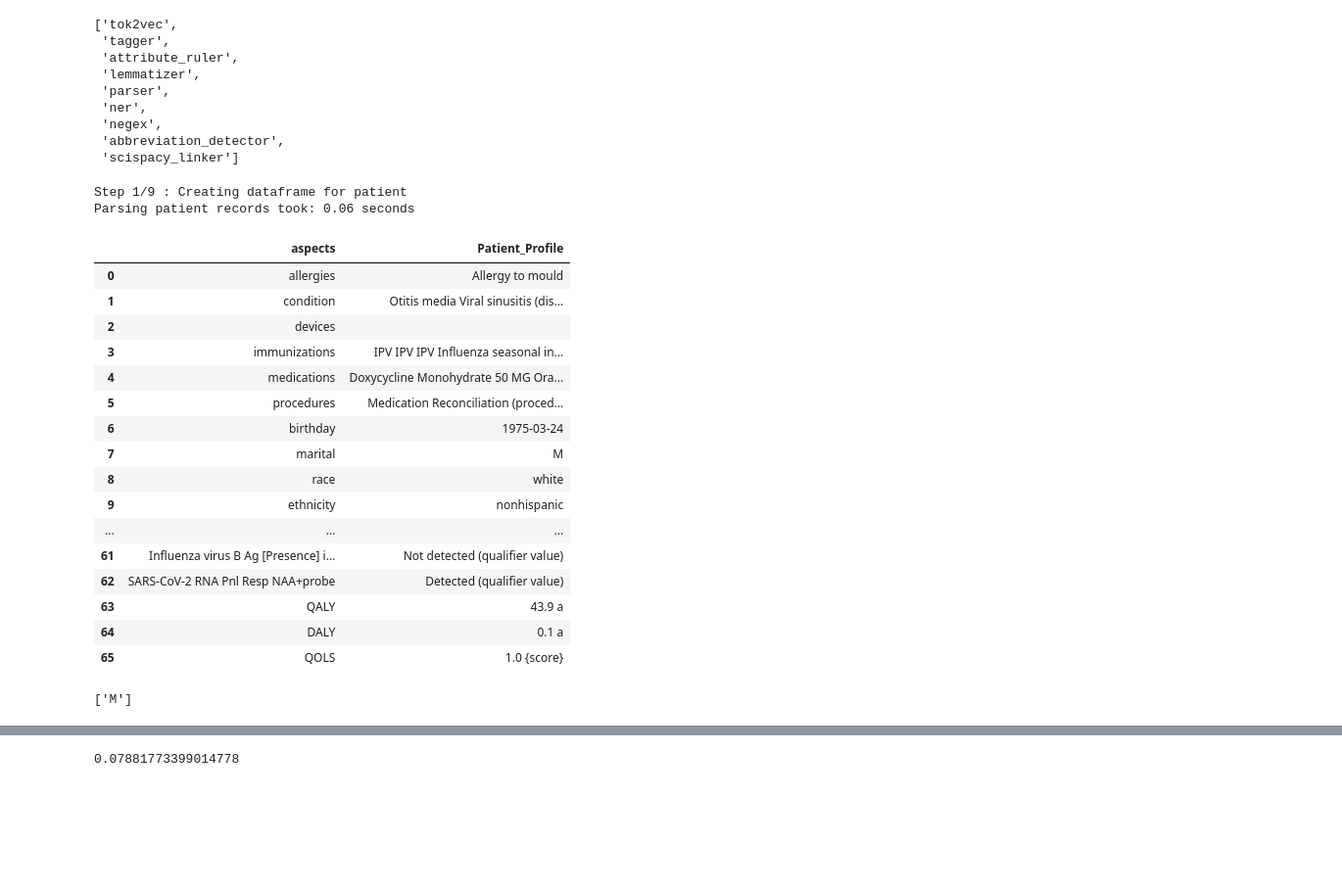
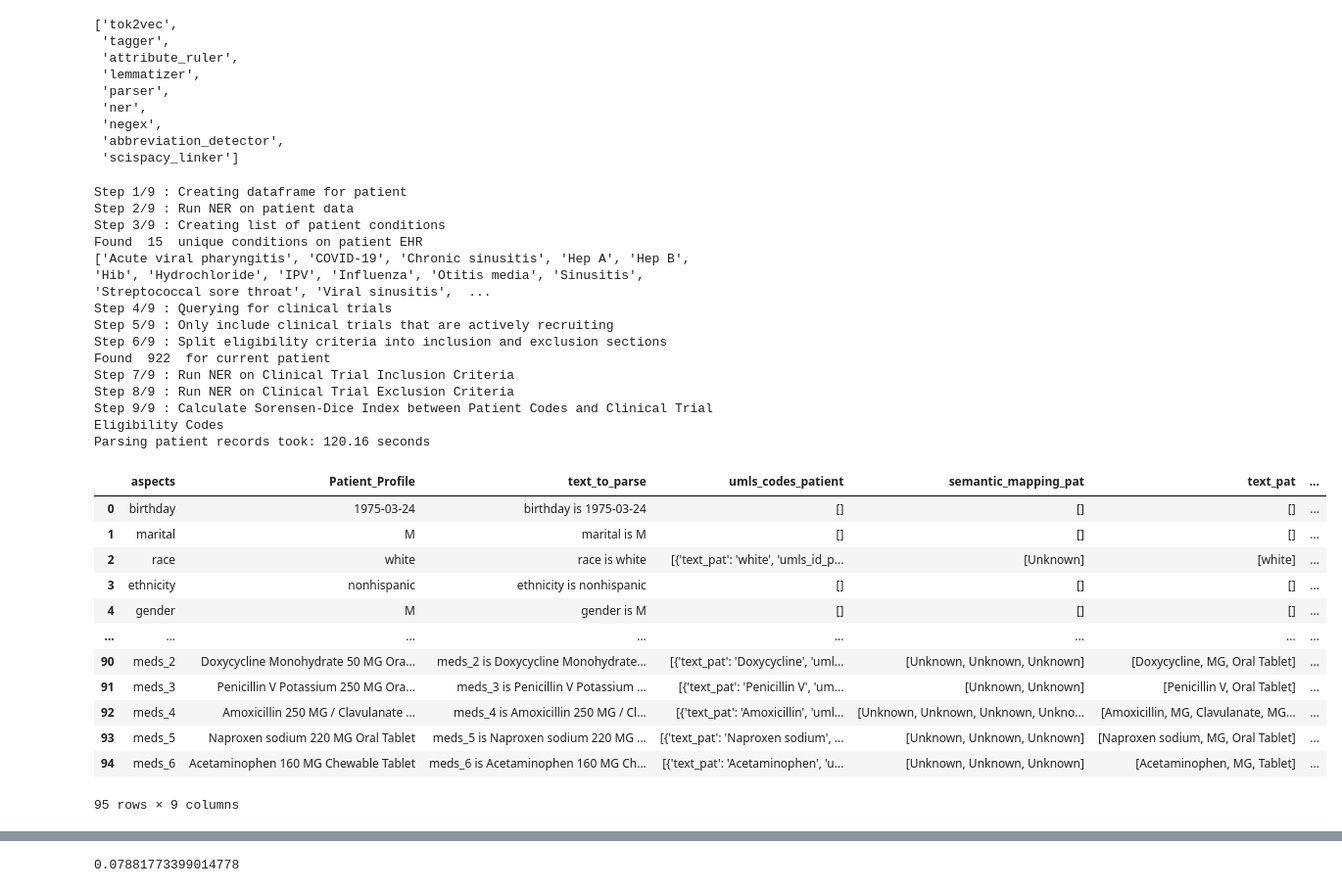
Before and after one commit to victormurcia/CTS_Test, a Jupyter notebook: CTS_Unifying_Routines.ipynb, the cells around one changed output, grey strips where cells are left out. Shown at 98% size. Cells and saved outputs as stored; diff of their text form; code cells hidden in the pictures; blank space fills up the shorter version.

```diff
--- a/CTS_Unifying_Routines.ipynb
+++ b/CTS_Unifying_Routines.ipynb
@@ -164,23 +164,3 @@ Index(['Unnamed: 0', 'CODE_als', 'DESCRIPTION_als', 'Id_cps', 'CODE_cps',
        'DESCRIPTION_prs', 'REASONCODE_prs', 'REASONDESCRIPTION_prs',
        'CODE_sps', 'DESCRIPTION_sps'],
       dtype='object')
-# %%
-#Select a single row from the DataFrame
-row_data = patients_df.loc[0]
-
-#Create a new DataFrame with the single row
-patient_df = pd.DataFrame([row_data], columns=row_data.index)
-
-observations  = ast.literal_eval(patient_df['DESCRIPTION_obs'][0].replace("nan", "None"))
-values        = ast.literal_eval(patient_df['VALUE_obs'][0].replace("nan", "None"))
-units         = ast.literal_eval(patient_df['UNITS_obs'][0].replace("nan", "None"))
-
-#Combine the observations, values, and units into a dictionary. Use observations as key. The most recent observation will be used.
-result_dict = dict(zip(observations, zip(values, units)))
-df = pd.DataFrame.from_dict(result_dict).fillna('')
-new_row = df.apply(lambda x: ' '.join(x), axis=0)
-new_df = df.append(new_row.transpose(), ignore_index=True).drop(index=[0, 1]).reset_index(drop=True).T.rename(columns={0: 'Patient_Profile'})
-new_df['aspects'] = df.columns
-new_df = new_df.reindex(columns=['aspects', 'Patient_Profile']).reset_index(drop=True)
-#new_df2 = new_df[['observations', 'value']].reset_index(drop=True)
-new_df
@@ -689,33 +698,35 @@ model.pipe_names
 #Set up wrapper function to try out different models and knowledge bases
 # %%
 pd.set_option("display.max_columns", 10)
-pd.set_option("display.max_rows", 100)
-final_patient_df = cts_parser(patients_df,model)
-#final_patient_df= cts_parser(patients_df,model)
-final_patient_df
+pd.set_option("display.max_rows", 10)
+final_patient_df,patient_ner_df,recruiting_trials_df,final_df = cts_parser(patients_df,model)
+patient_ner_df
 # %% [output]
 Step 1/9 : Creating dataframe for patient
-Parsing patient records took: 0.06 seconds
+Step 2/9 : Run NER on patient data
+Step 3/9 : Creating list of patient conditions
+Found  15  unique conditions on patient EHR
+['Acute viral pharyngitis', 'COVID-19', 'Chronic sinusitis', 'Hep A', 'Hep B', 'Hib', 'Hydrochloride', 'IPV', 'Influenza', 'Otitis media', 'Sinusitis', 'Streptococcal sore throat', 'Viral sinusitis',  ...
+Step 4/9 : Querying for clinical trials
+Step 5/9 : Only include clinical trials that are actively recruiting
+Step 6/9 : Split eligibility criteria into inclusion and exclusion sections
+Found  922  for current patient
+Step 7/9 : Run NER on Clinical Trial Inclusion Criteria
+Step 8/9 : Run NER on Clinical Trial Exclusion Criteria
+Step 9/9 : Calculate Sorensen-Dice Index between Patient Codes and Clinical Trial Eligibility Codes
+Parsing patient records took: 120.16 seconds
-|  | aspects | Patient_Profile |
-| 0 | allergies | Allergy to mould |
-| 1 | condition | Otitis media Viral sinusitis (dis... |
-| 2 | devices |  |
-| 3 | immunizations | IPV IPV IPV Influenza seasonal in... |
-| 4 | medications | Doxycycline Monohydrate 50 MG Ora... |
-| 5 | procedures | Medication Reconciliation (proced... |
-| 6 | birthday | 1975-03-24 |
-| 7 | marital | M |
-| 8 | race | white |
-| 9 | ethnicity | nonhispanic |
-| ... | ... | ... |
-| 61 | Influenza virus B Ag [Presence] i... | Not detected (qualifier value) |
-| 62 | SARS-CoV-2 RNA Pnl Resp NAA+probe | Detected (qualifier value) |
-| 63 | QALY | 43.9 a |
-| 64 | DALY | 0.1 a |
-| 65 | QOLS | 1.0 {score} |
+|  | aspects | Patient_Profile | text_to_parse | umls_codes_patient | semantic_mapping_pat | text_pat | ... |
+| 0 | birthday | 1975-03-24 | birthday is 1975-03-24 | [] | [] | [] | ... |
+| 1 | marital | M | marital is M | [] | [] | [] | ... |
+| 2 | race | white | race is white | [{'text_pat': 'white', 'umls_id_p... | [Unknown] | [white] | ... |
+| 3 | ethnicity | nonhispanic | ethnicity is nonhispanic | [] | [] | [] | ... |
+| 4 | gender | M | gender is M | [] | [] | [] | ... |
+| ... | ... | ... | ... | ... | ... | ... | ... |
+| 90 | meds_2 | Doxycycline Monohydrate 50 MG Ora... | meds_2 is Doxycycline Monohydrate... | [{'text_pat': 'Doxycycline', 'uml... | [Unknown, Unknown, Unknown] | [Doxycycline, MG, Oral Tablet] | ... |
+| 91 | meds_3 | Penicillin V Potassium 250 MG Ora... | meds_3 is Penicillin V Potassium ... | [{'text_pat': 'Penicillin V', 'um... | [Unknown, Unknown] | [Penicillin V, Oral Tablet] | ... |
+| 92 | meds_4 | Amoxicillin 250 MG / Clavulanate ... | meds_4 is Amoxicillin 250 MG / Cl... | [{'text_pat': 'Amoxicillin', 'uml... | [Unknown, Unknown, Unknown, Unkno... | [Amoxicillin, MG, Clavulanate, MG... | ... |
+| 93 | meds_5 | Naproxen sodium 220 MG Oral Tablet | meds_5 is Naproxen sodium 220 MG ... | [{'text_pat': 'Naproxen sodium', ... | [Unknown, Unknown, Unknown] | [Naproxen sodium, MG, Oral Tablet] | ... |
+| 94 | meds_6 | Acetaminophen 160 MG Chewable Tablet | meds_6 is Acetaminophen 160 MG Ch... | [{'text_pat': 'Acetaminophen', 'u... | [Unknown, Unknown, Unknown] | [Acetaminophen, MG, Tablet] | ... |
+95 rows × 9 columns
-# %%
-print(final_patient_df['Patient_Profile'][7])
-# %% [output]
-['M']
 # %%
 pd.set_option("display.max_rows", 100)
```
Also changed, not shown: parts of 23 cells of this notebook.
